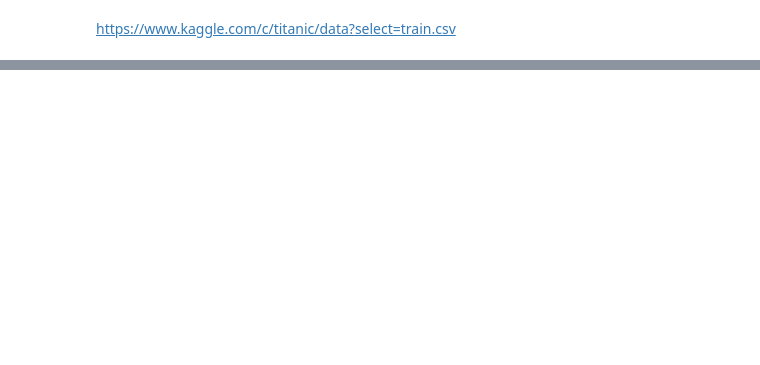
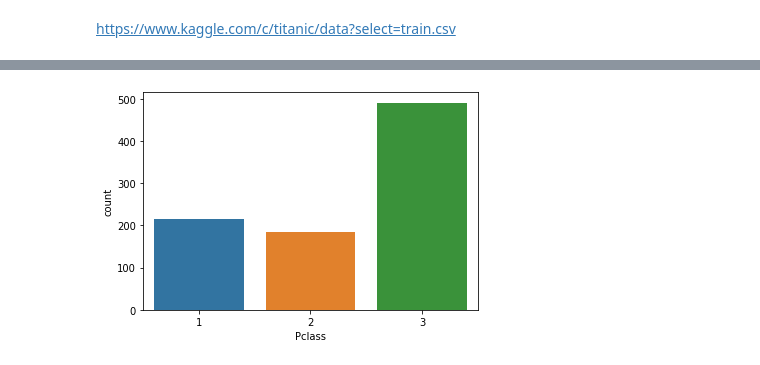
Before and after one commit to wilmerod/Curso-de-introduccion-a-Big-Data-Parte-2-nov2021, a Jupyter notebook: EDA_Titanic.ipynb, the cells around one changed output, grey strips where cells are left out. Cells and saved outputs as stored; diff of their text form; code cells hidden in the pictures; blank space fills up the shorter version.

```diff
--- a/EDA_Titanic.ipynb
+++ b/EDA_Titanic.ipynb
@@ -16,0 +257,5 @@ FileNotFoundError: ignored
+# %%
+sns.countplot(data=train_data, x="Pclass")
+plt.show()
+# %% [output]
+[figure, added]
```
Also changed, not shown: parts of 43 cells of this notebook.
